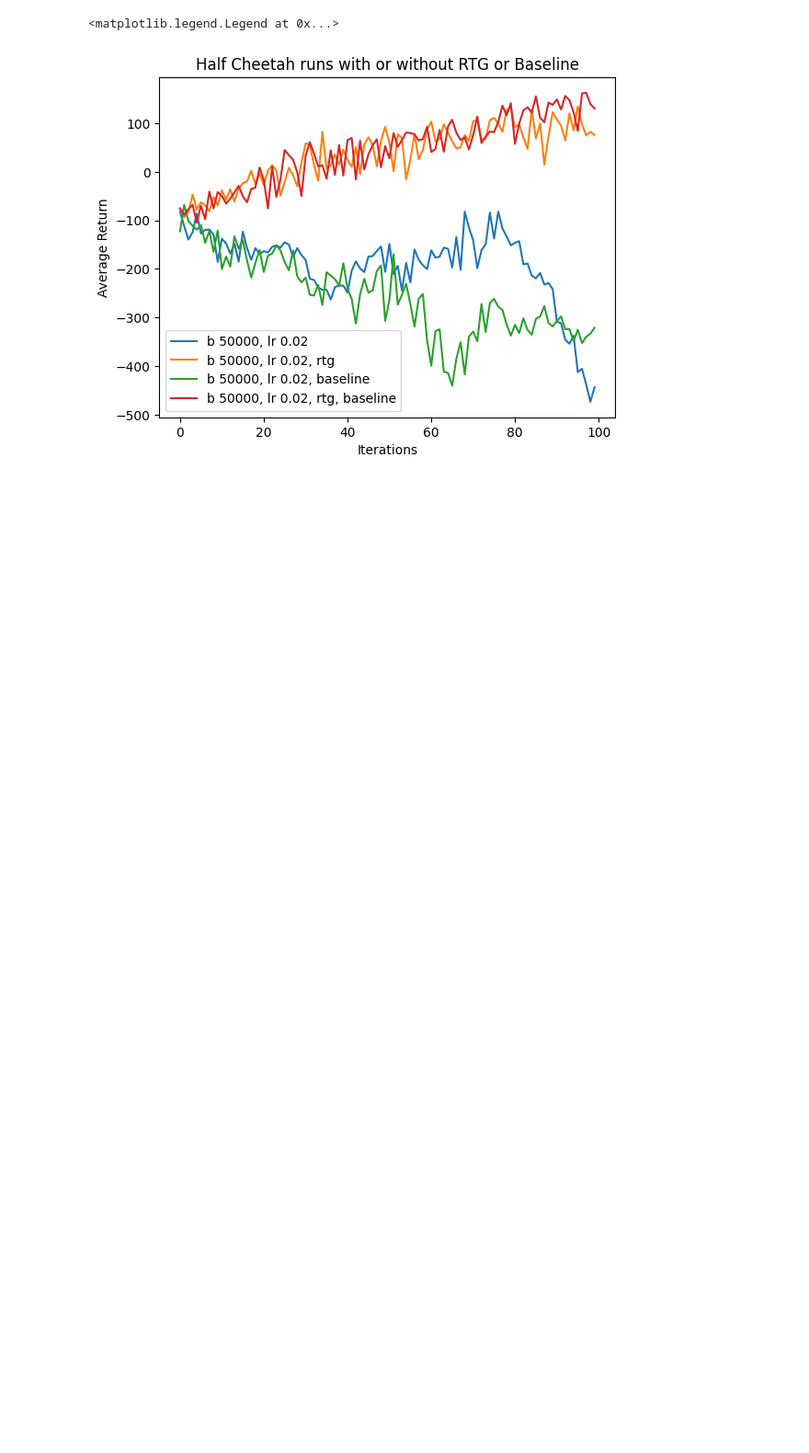
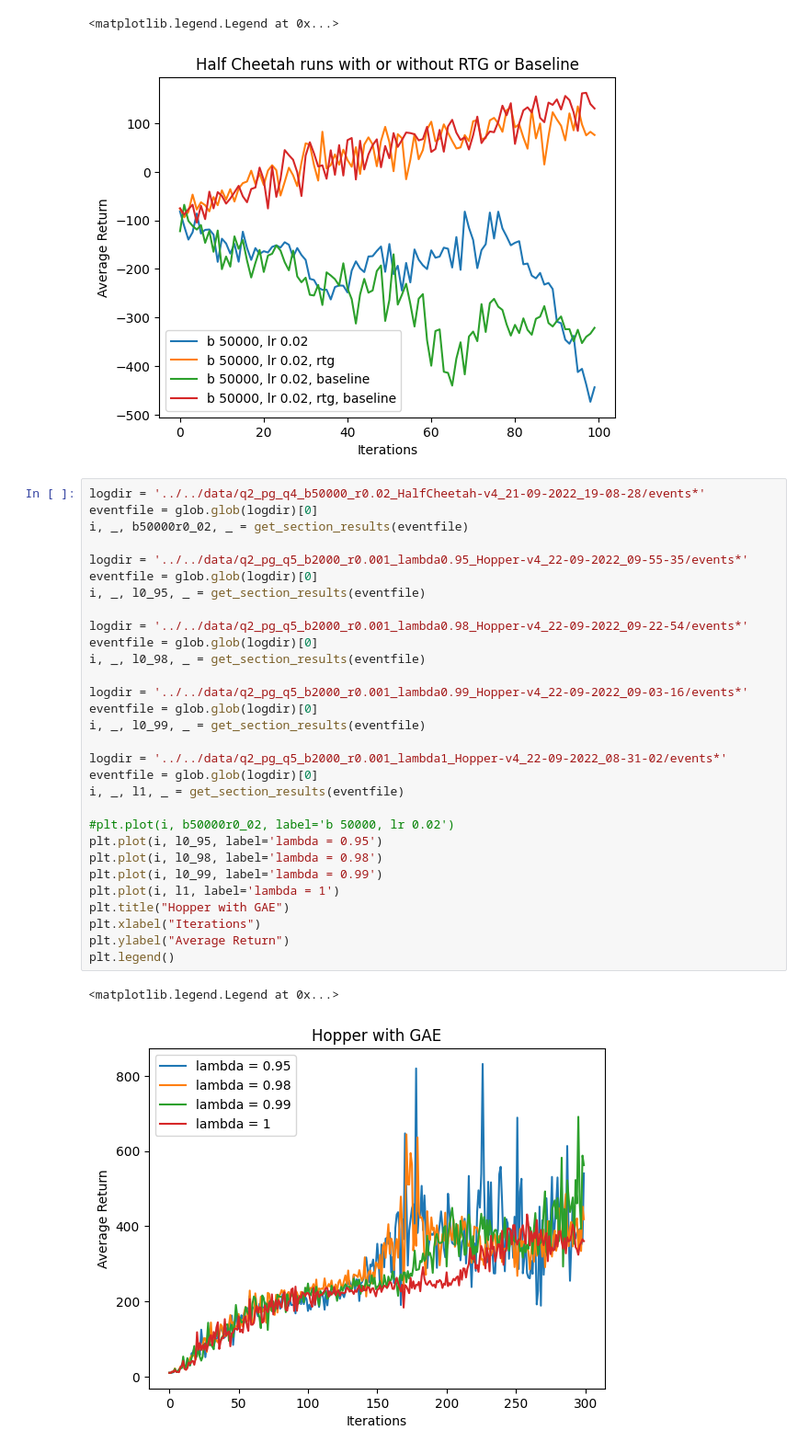
Before and after one commit to 0neDividedbyZer0/homework_fall2022, a Jupyter notebook: hw2/cs285/scripts/Plotting.ipynb, the cells around one changed output. Shown at 92% size. Saved outputs shown, nothing was run; the diff lists cells and outputs as text; blank space fills up the shorter version.

```diff
--- a/hw2/cs285/scripts/Plotting.ipynb
+++ b/hw2/cs285/scripts/Plotting.ipynb
@@ -184,3 +188,36 @@ plt.legend()
 # %% [output]
 <matplotlib.legend.Legend at 0x...>
 [figure]
+# %%
+logdir = '../../data/q2_pg_q4_b50000_r0.02_HalfCheetah-v4_21-09-2022_19-08-28/events*'
+eventfile = glob.glob(logdir)[0]
+i, _, b50000r0_02, _ = get_section_results(eventfile)
+
+logdir = '../../data/q2_pg_q5_b2000_r0.001_lambda0.95_Hopper-v4_22-09-2022_09-55-35/events*'
+eventfile = glob.glob(logdir)[0]
+i, _, l0_95, _ = get_section_results(eventfile)
+
+logdir = '../../data/q2_pg_q5_b2000_r0.001_lambda0.98_Hopper-v4_22-09-2022_09-22-54/events*'
+eventfile = glob.glob(logdir)[0]
+i, _, l0_98, _ = get_section_results(eventfile)
+
+logdir = '../../data/q2_pg_q5_b2000_r0.001_lambda0.99_Hopper-v4_22-09-2022_09-03-16/events*'
+eventfile = glob.glob(logdir)[0]
+i, _, l0_99, _ = get_section_results(eventfile)
+
+logdir = '../../data/q2_pg_q5_b2000_r0.001_lambda1_Hopper-v4_22-09-2022_08-31-02/events*'
+eventfile = glob.glob(logdir)[0]
+i, _, l1, _ = get_section_results(eventfile)
+
+#plt.plot(i, b50000r0_02, label='b 50000, lr 0.02')
+plt.plot(i, l0_95, label='lambda = 0.95')
+plt.plot(i, l0_98, label='lambda = 0.98')
+plt.plot(i, l0_99, label='lambda = 0.99')
+plt.plot(i, l1, label='lambda = 1')
+plt.title("Hopper with GAE")
+plt.xlabel("Iterations")
+plt.ylabel("Average Return")
+plt.legend()
+# %% [output]
+<matplotlib.legend.Legend at 0x...>
+[figure, added]
```
Also changed, not shown: parts of 1 cell of this notebook, 3 other files.
